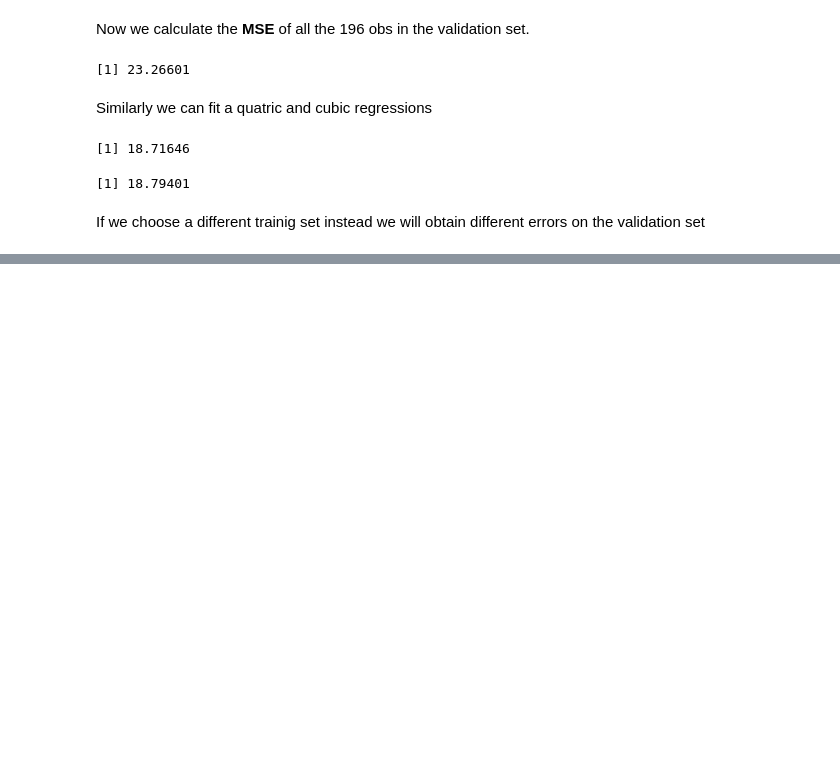
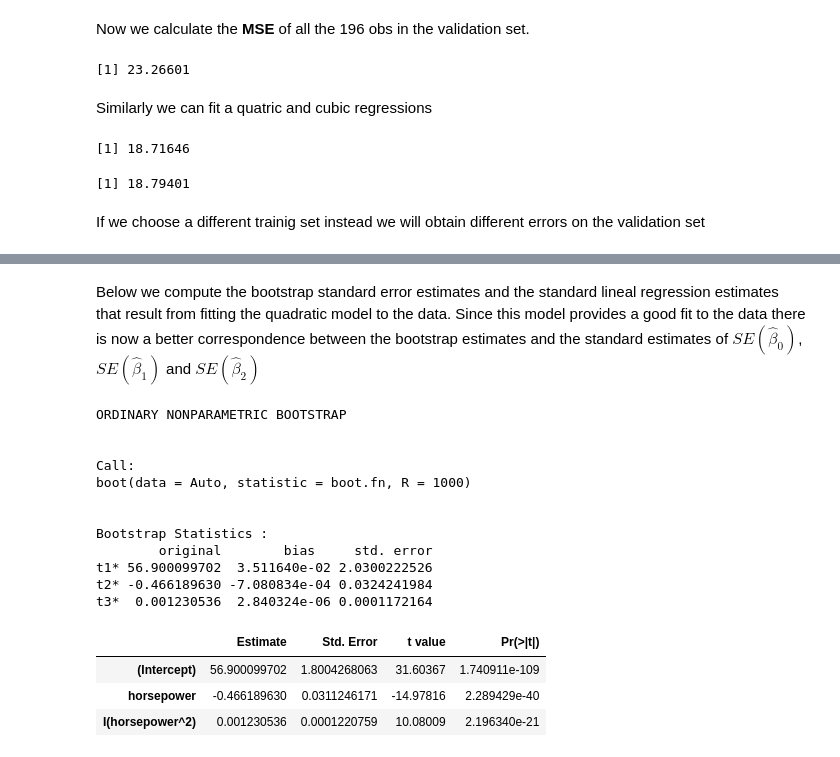
Before and after one commit to VicenteYago/Intro2StatLearning, a Jupyter notebook: ch5-ResamplingMethods/ch5-Resampling-lab.ipynb, the cells around one changed output, grey strips where cells are left out. Drawn from its saved outputs; the diff is of its cells as text; code cells hidden in the pictures; blank space fills up the shorter version.

```diff
--- a/ch5-ResamplingMethods/ch5-Resampling-lab.ipynb
+++ b/ch5-ResamplingMethods/ch5-Resampling-lab.ipynb
@@ -49,0 +182,6 @@ mean((mpg - predict(lm.fit3, Auto))[-train]^2)
+# %%
+boot.fn = function(data, index) {
+    return(coef(lm(mpg ~ horsepower, data = data, subset = index)))
+}
+
+boot.fn(Auto, 1:392) %>% round(3)
@@ -49,0 +254,27 @@ mean((mpg - predict(lm.fit3, Auto))[-train]^2)
+# %% [markdown]
+Below we compute the bootstrap standard error estimates and the standard lineal regression estimates that result from fitting the quadratic model to the data. Since this model provides a good fit to the data there is  now a better correspondence between the bootstrap estimates and the standard estimates of $SE(\hat\beta_0)$, $SE(\hat\beta_1)$ and $SE(\hat\beta_2)$
+# %%
+boot.fn = function(data, index){
+    return(coef(lm(mpg ~ horsepower + I(horsepower^2), data = data, subset = index)))
+}
+set.seed(1)
+boot(Auto, boot.fn, 1000)
+
+summary(lm(mpg ~ horsepower + I(horsepower^2), data = Auto))$coef
+# %% [output]
+ORDINARY NONPARAMETRIC BOOTSTRAP
+
+
+Call:
+boot(data = Auto, statistic = boot.fn, R = 1000)
+
+
+Bootstrap Statistics :
+        original        bias     std. error
+t1* 56.900099702  3.511640e-02 2.0300222526
+t2* -0.466189630 -7.080834e-04 0.0324241984
+t3*  0.001230536  2.840324e-06 0.0001172164
+|  | Estimate | Std. Error | t value | Pr(>|t|) |
+| (Intercept) | 56.900099702 | 1.8004268063 | 31.60367 | 1.740911e-109 |
+| horsepower | -0.466189630 | 0.0311246171 | -14.97816 | 2.289429e-40 |
+| I(horsepower^2) | 0.001230536 | 0.0001220759 | 10.08009 | 2.196340e-21 |
```
Also changed, not shown: parts of 47 cells of this notebook, 4 other files.
